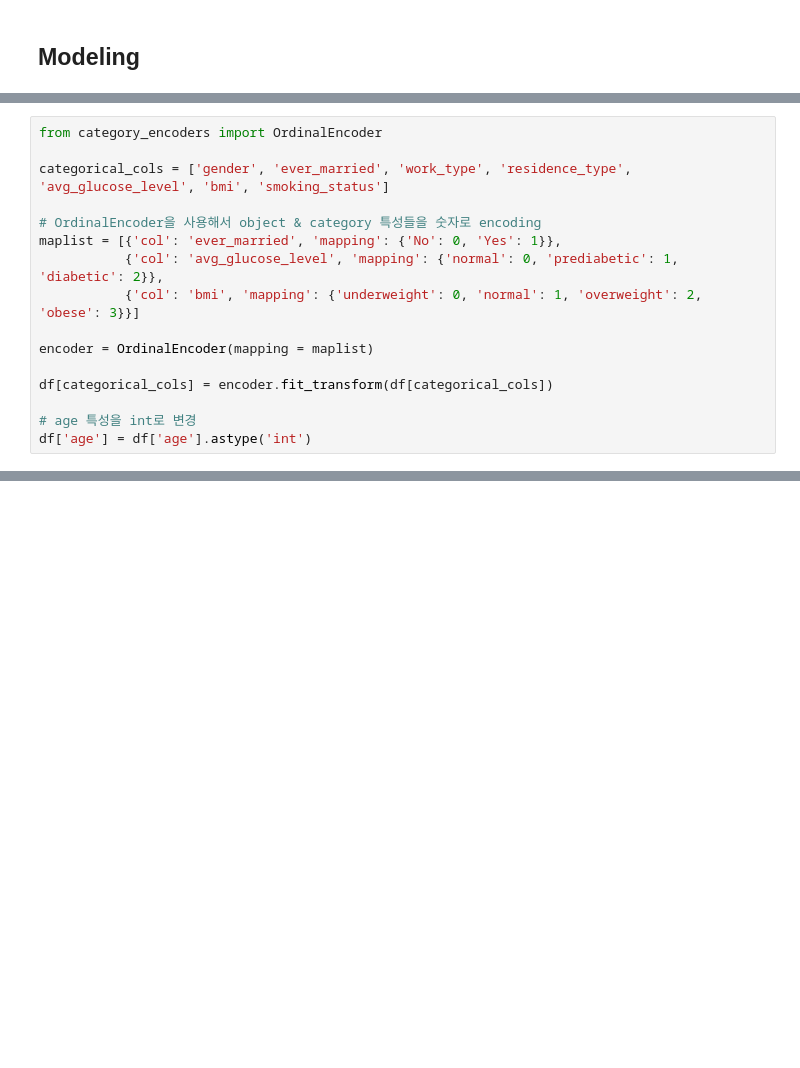
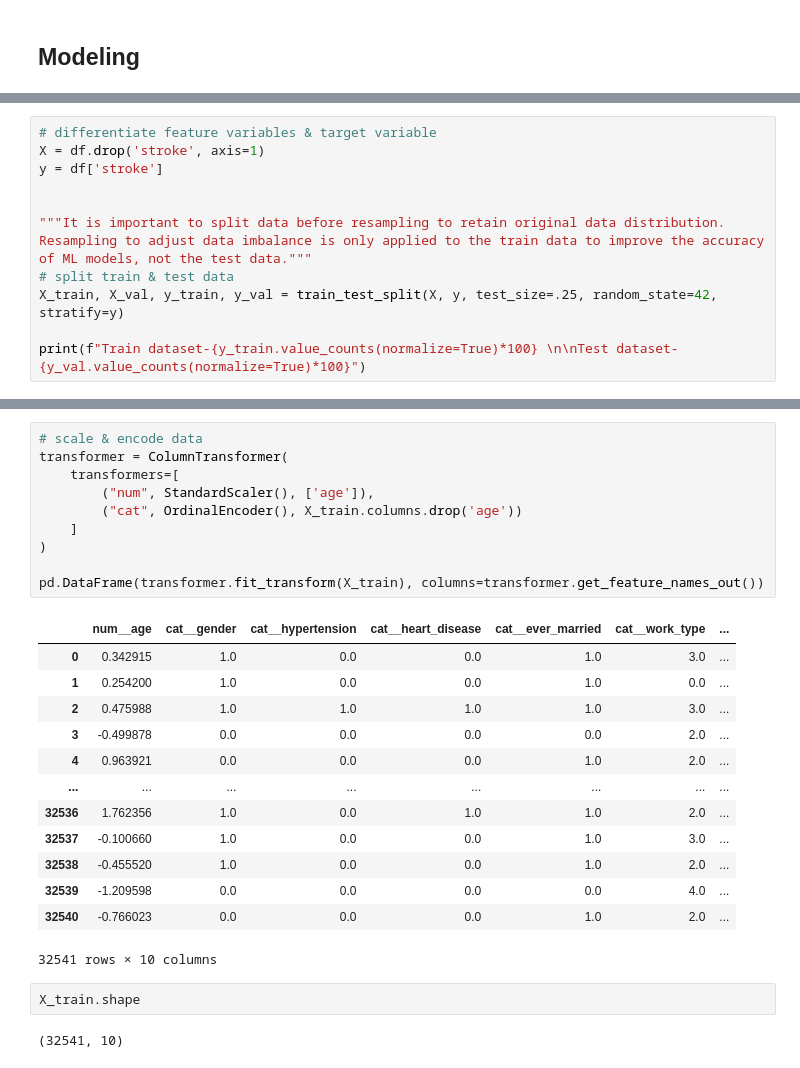
Before and after one commit to jakeryu37/Stroke-Prediction-ML-Model, a Jupyter notebook: Stroke_Prediction_Model.ipynb, the cells around one changed output, grey strips where cells are left out. Cells and saved outputs as stored; diff of their text form; blank space fills up the shorter version.

```diff
--- a/Stroke_Prediction_Model.ipynb
+++ b/Stroke_Prediction_Model.ipynb
@@ -240,20 +250,4 @@ bmi : ['underweight', 'obese', 'normal', 'overweight']
 Categories (4, object): ['underweight' < 'normal' < 'overweight' < 'obese']
 smoking_status : ['unknown' 'never smoked' 'formerly smoked' 'smokes']
 stroke : [0 1]
-# %%
-from category_encoders import OrdinalEncoder
-
-categorical_cols = ['gender', 'ever_married', 'work_type', 'residence_type', 'avg_glucose_level', 'bmi', 'smoking_status']
-
-# OrdinalEncoder을 사용해서 object & category 특성들을 숫자로 encoding
-maplist = [{'col': 'ever_married', 'mapping': {'No': 0, 'Yes': 1}},
-           {'col': 'avg_glucose_level', 'mapping': {'normal': 0, 'prediabetic': 1, 'diabetic': 2}},
-           {'col': 'bmi', 'mapping': {'underweight': 0, 'normal': 1, 'overweight': 2, 'obese': 3}}]
-
-encoder = OrdinalEncoder(mapping = maplist)
-
-df[categorical_cols] = encoder.fit_transform(df[categorical_cols])
-
-# age 특성을 int로 변경
-df['age'] = df['age'].astype('int')
 # %%
@@ -267,0 +293,12 @@ df.head()
+# %%
+# differentiate feature variables & target variable
+X = df.drop('stroke', axis=1)
+y = df['stroke']
+
+
+"""It is important to split data before resampling to retain original data distribution.
+Resampling to adjust data imbalance is only applied to the train data to improve the accuracy of ML models, not the test data."""
+# split train & test data
+X_train, X_val, y_train, y_val = train_test_split(X, y, test_size=.25, random_state=42, stratify=y)
+
+print(f"Train dataset-{y_train.value_counts(normalize=True)*100} \n\nTest dataset-{y_val.value_counts(normalize=True)*100}")
@@ -267,0 +322,28 @@ df.head()
+# %%
+# scale & encode data
+transformer = ColumnTransformer(
+    transformers=[
+        ("num", StandardScaler(), ['age']),
+        ("cat", OrdinalEncoder(), X_train.columns.drop('age'))
+    ]
+)
+
+pd.DataFrame(transformer.fit_transform(X_train), columns=transformer.get_feature_names_out())
+# %% [output]
+|  | num__age | cat__gender | cat__hypertension | cat__heart_disease | cat__ever_married | cat__work_type | ... |
+| 0 | 0.342915 | 1.0 | 0.0 | 0.0 | 1.0 | 3.0 | ... |
+| 1 | 0.254200 | 1.0 | 0.0 | 0.0 | 1.0 | 0.0 | ... |
+| 2 | 0.475988 | 1.0 | 1.0 | 1.0 | 1.0 | 3.0 | ... |
+| 3 | -0.499878 | 0.0 | 0.0 | 0.0 | 0.0 | 2.0 | ... |
+| 4 | 0.963921 | 0.0 | 0.0 | 0.0 | 1.0 | 2.0 | ... |
+| ... | ... | ... | ... | ... | ... | ... | ... |
+| 32536 | 1.762356 | 1.0 | 0.0 | 1.0 | 1.0 | 2.0 | ... |
+| 32537 | -0.100660 | 1.0 | 0.0 | 0.0 | 1.0 | 3.0 | ... |
+| 32538 | -0.455520 | 1.0 | 0.0 | 0.0 | 1.0 | 2.0 | ... |
+| 32539 | -1.209598 | 0.0 | 0.0 | 0.0 | 0.0 | 4.0 | ... |
+| 32540 | -0.766023 | 0.0 | 0.0 | 0.0 | 1.0 | 2.0 | ... |
+32541 rows × 10 columns
+# %%
+X_train.shape
+# %% [output]
+(32541, 10)
```
Also changed, not shown: parts of 25 cells of this notebook, 1 other file.
